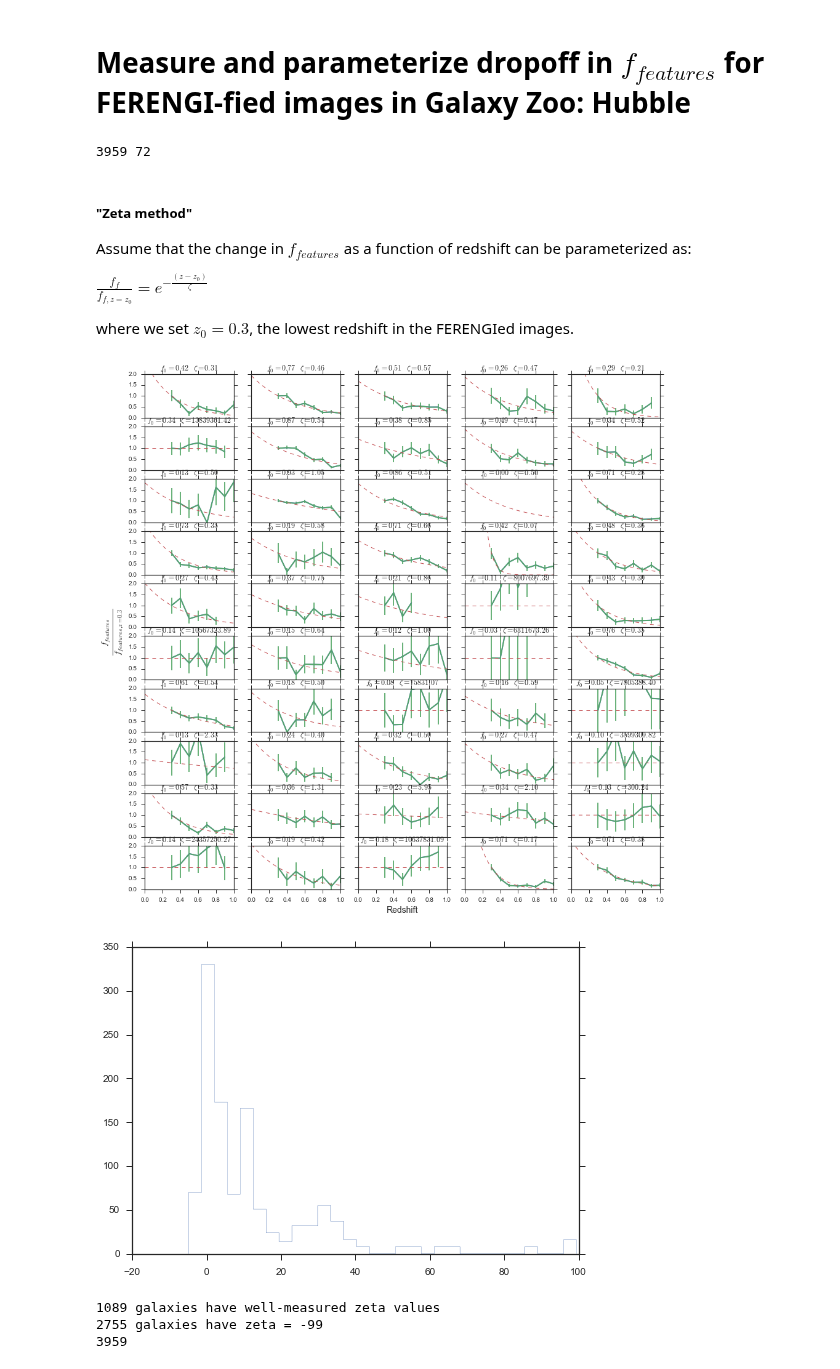
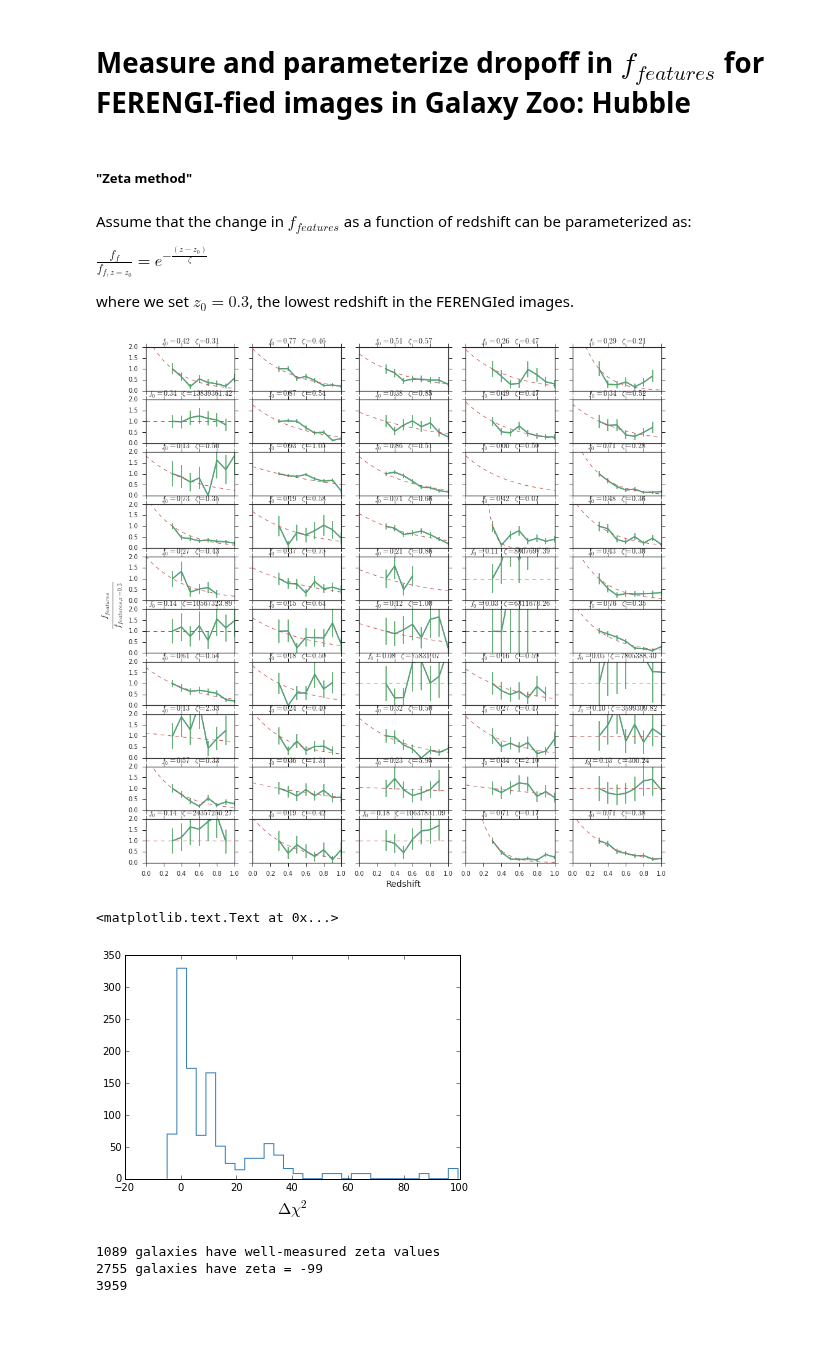
Before and after one commit to willettk/gzhubble, a Jupyter notebook: python/zeta.ipynb, the cells around one changed output. Saved outputs shown, nothing was run; the diff lists cells and outputs as text; code cells hidden in the pictures; blank space fills up the shorter version.

```diff
--- a/python/zeta.ipynb
+++ b/python/zeta.ipynb
@@ -22,13 +22,9 @@ for ug in unique_galaxies:
         z0ind[ind] = True
 
 data_z0 = data[z0ind]
-unique_galaxies_z0 = set(data_z0['sdss_id'])
-print len(data_z0), len(unique_galaxies_z0)
-# %% [output]
-3959 72
+# %% [markdown]
+##### "Zeta method"
 # %% [markdown]
-##### "Zeta method"
-
 Assume that the change in $f_{features}$ as a function of redshift can be parameterized as:
 
 $\frac{f_f}{f_{f,z=z_0}} = e^{-\frac{(z-z_0)}{\zeta}}$
@@ -45,7 +41,7 @@ def fzeta_exp(p,x):
 
 def fzeta_lin(p,x):
 
-    y = 1 - (x-0.3) / p[0]
+    y = p[0] + p[1] * x
 
     return y
 
@@ -58,6 +54,14 @@ def errfunc(p,x,y,s):
     err = (y - fzeta(p,x))/s
 
     return err
+
+def error_bars(k,n=40,c=0.683):
+
+    f_gal_lower = dist.beta.ppf((1-c)/2.,k+1,n-k+1)
+    f_gal_upper = dist.beta.ppf(1-(1-c)/2.,k+1,n-k+1)
+    f_gal_err = (f_gal_upper - f_gal_lower) / 2.0
+
+    return f_gal_err
 
 def common_labels(fig,xlabel=None,ylabel=None,xfontsize=12,yfontsize=12):
 
@@ -98,13 +102,10 @@ for ax in axarr.ravel():
 
     z_gal = galaxy1['sim_redshift']
     f_gal = galaxy1['p_features']
-    #  ADD SOME ROUGH ERROR BARS
-    c = 0.683
-    n = 40  # assume 40 classifications per galaxy - better to use true value
-    k = f_gal * n
-    f_gal_lower = dist.beta.ppf((1-c)/2.,k+1,n-k+1)
-    f_gal_upper = dist.beta.ppf(1-(1-c)/2.,k+1,n-k+1)
-    f_gal_err = (f_gal_upper - f_gal_lower) / 2.0
+
+    #  ADD ERROR BARS
+    n = 40  # assume 40 classifications per galaxy; it'd be better to use true value, though
+    f_gal_err = error_bars(f_gal*n,n)
     f_gal_norm = f_gal / f_gal[0]
     f_gal_norm_err = np.sqrt((f_gal_err/f_gal)**2 + (f_gal_err[0]/f_gal[0])**2) * f_gal_norm
 
@@ -117,12 +118,12 @@ for ax in axarr.ravel():
                                                    full_output=1)
     ax.plot(z_gal,f_gal_norm,lw=2)
     ax.errorbar(z_gal,f_gal_norm, f_gal_norm_err)
-    ax.plot(zarr,fzeta(p,zarr),'--',lw=1)
+    ax.plot(zarr,fzeta_exp(p,zarr),'--',lw=1)
     ax.set_title('$f_0={:.2f}\; \zeta={:.2f}$'.format(f_gal[0], p[0]))
     ax.set_xlim(0,1)
     ax.set_ylim(0,2)
 # %% [output]
-[figure, old version]
+[figure, new version]
 # %%
 # Find zeta for all images
 
@@ -146,19 +147,14 @@ for gal in unique_galaxies:
 
             z_gal = galaxy1['sim_redshift']
             f_gal = galaxy1['p_features']
+
             #  ADD SOME ROUGH ERROR BARS
-            c = 0.683
-            n = 40  # assume 40 classifications per galaxy - better to use true value
-            k = f_gal * n
-            f_gal_lower = dist.beta.ppf((1-c)/2.,k+1,n-k+1)
-            f_gal_upper = dist.beta.ppf(1-(1-c)/2.,k+1,n-k+1)
-            f_gal_err = (f_gal_upper - f_gal_lower) / 2.0
+            f_gal_err = error_bars(f_gal*n,n)
             f_gal_norm = f_gal / f_gal[0]
             f_gal_norm_err = np.sqrt((f_gal_err/f_gal)**2 + (f_gal_err[0]/f_gal[0])**2) * f_gal_norm
 
             try:
-                p, cov = optimize.leastsq(errfunc,p_guess,args=(z_gal.astype(np.float64),
-                                                                f_gal_norm.astype(np.float64),
+                p, cov = optimize.leastsq(errfunc,p_guess,args=(z_gal.astype(np.float64),f_gal_norm.astype(np.float64),
                                                                 f_gal_norm_err.astype(np.float64)))
                 zeta = p[0]
                 chisq = (((f_gal_norm - fzeta(p,z_gal)) / f_gal_norm_err)**2).sum()
@@ -172,9 +168,12 @@ for gal in unique_galaxies:
             data_z0['zeta'][ind] = p[0]
             data_z0['delchisq'][ind] = delchisq
 # %%
+# Plot the distribution of delta chi^2
 _ = plt.hist(data_z0['delchisq'][data_z0['delchisq']>-5], 30, histtype='step')
+plt.xlabel(r"$\Delta \chi^2$",fontsize=16)
 # %% [output]
+<matplotlib.text.Text at 0x...>
-[figure, old version]
+[figure, new version]
 # %%
 # How many galaxies have well-measured zeta values?
 
```
Also changed, not shown: parts of 4 cells of this notebook.
